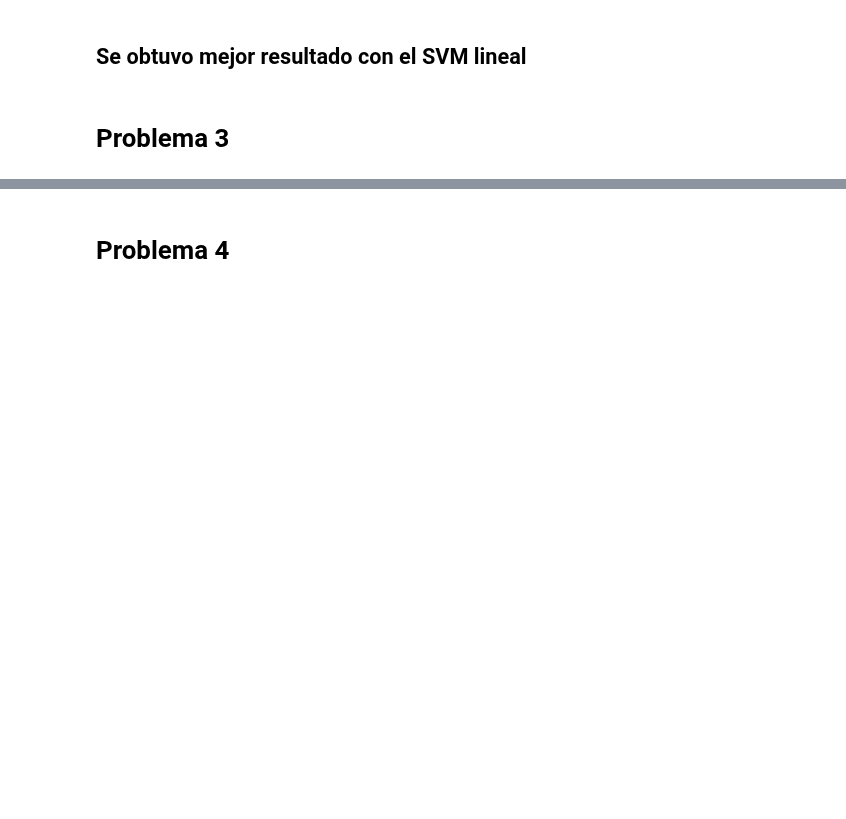
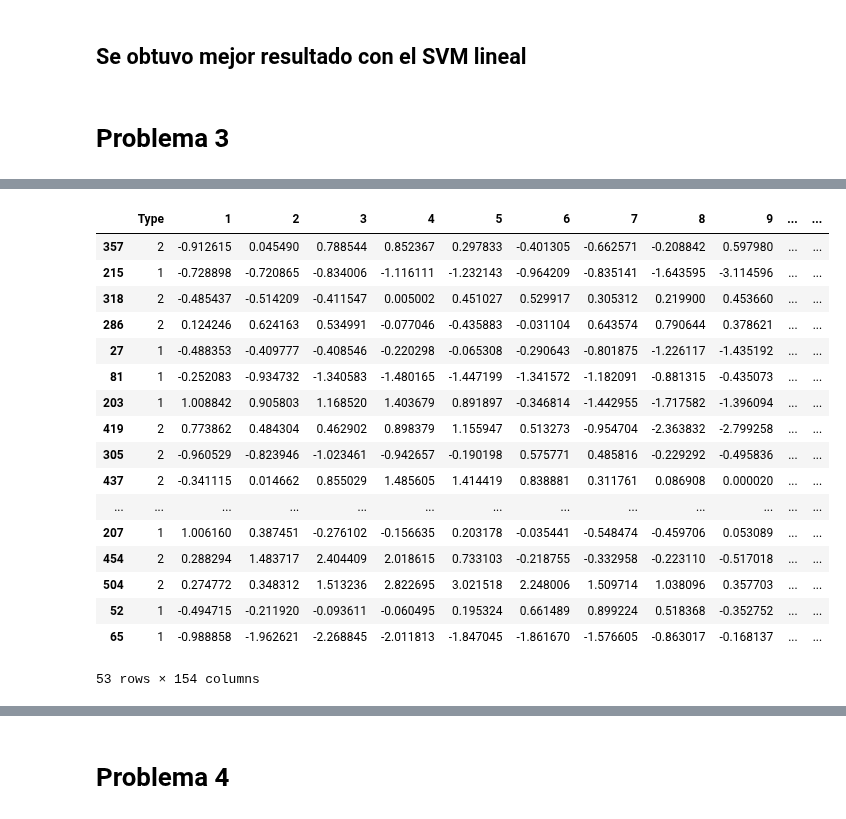
Before and after one commit to Los-Furros/clasification_problem, a Jupyter notebook: tarea_clasificacion.ipynb, the cells around one changed output, grey strips where cells are left out. Cells and saved outputs as stored; diff of their text form; code cells hidden in the pictures; blank space fills up the shorter version.

```diff
--- a/tarea_clasificacion.ipynb
+++ b/tarea_clasificacion.ipynb
@@ -294,0 +297,25 @@ Accuracy 0.7766576819407007
+# %%
+df=pd.read_csv('misterious_data_1.txt', sep='\t', header=None)
+headers = [i for i in range(len(df.columns))]
+headers[0] = "Type"
+df.columns = headers
+df
+# %% [output]
+|  | Type | 1 | 2 | 3 | 4 | 5 | 6 | 7 | 8 | 9 | ... | ... |
+| 357 | 2 | -0.912615 | 0.045490 | 0.788544 | 0.852367 | 0.297833 | -0.401305 | -0.662571 | -0.208842 | 0.597980 | ... | ... |
+| 215 | 1 | -0.728898 | -0.720865 | -0.834006 | -1.116111 | -1.232143 | -0.964209 | -0.835141 | -1.643595 | -3.114596 | ... | ... |
+| 318 | 2 | -0.485437 | -0.514209 | -0.411547 | 0.005002 | 0.451027 | 0.529917 | 0.305312 | 0.219900 | 0.453660 | ... | ... |
+| 286 | 2 | 0.124246 | 0.624163 | 0.534991 | -0.077046 | -0.435883 | -0.031104 | 0.643574 | 0.790644 | 0.378621 | ... | ... |
+| 27 | 1 | -0.488353 | -0.409777 | -0.408546 | -0.220298 | -0.065308 | -0.290643 | -0.801875 | -1.226117 | -1.435192 | ... | ... |
+| 81 | 1 | -0.252083 | -0.934732 | -1.340583 | -1.480165 | -1.447199 | -1.341572 | -1.182091 | -0.881315 | -0.435073 | ... | ... |
+| 203 | 1 | 1.008842 | 0.905803 | 1.168520 | 1.403679 | 0.891897 | -0.346814 | -1.442955 | -1.717582 | -1.396094 | ... | ... |
+| 419 | 2 | 0.773862 | 0.484304 | 0.462902 | 0.898379 | 1.155947 | 0.513273 | -0.954704 | -2.363832 | -2.799258 | ... | ... |
+| 305 | 2 | -0.960529 | -0.823946 | -1.023461 | -0.942657 | -0.190198 | 0.575771 | 0.485816 | -0.229292 | -0.495836 | ... | ... |
+| 437 | 2 | -0.341115 | 0.014662 | 0.855029 | 1.485605 | 1.414419 | 0.838881 | 0.311761 | 0.086908 | 0.000020 | ... | ... |
+| ... | ... | ... | ... | ... | ... | ... | ... | ... | ... | ... | ... | ... |
+| 207 | 1 | 1.006160 | 0.387451 | -0.276102 | -0.156635 | 0.203178 | -0.035441 | -0.548474 | -0.459706 | 0.053089 | ... | ... |
+| 454 | 2 | 0.288294 | 1.483717 | 2.404409 | 2.018615 | 0.733103 | -0.218755 | -0.332958 | -0.223110 | -0.517018 | ... | ... |
+| 504 | 2 | 0.274772 | 0.348312 | 1.513236 | 2.822695 | 3.021518 | 2.248006 | 1.509714 | 1.038096 | 0.357703 | ... | ... |
+| 52 | 1 | -0.494715 | -0.211920 | -0.093611 | -0.060495 | 0.195324 | 0.661489 | 0.899224 | 0.518368 | -0.352752 | ... | ... |
+| 65 | 1 | -0.988858 | -1.962621 | -2.268845 | -2.011813 | -1.847045 | -1.861670 | -1.576605 | -0.863017 | -0.168137 | ... | ... |
+53 rows × 154 columns
```
Also changed, not shown: parts of 10 cells of this notebook.
